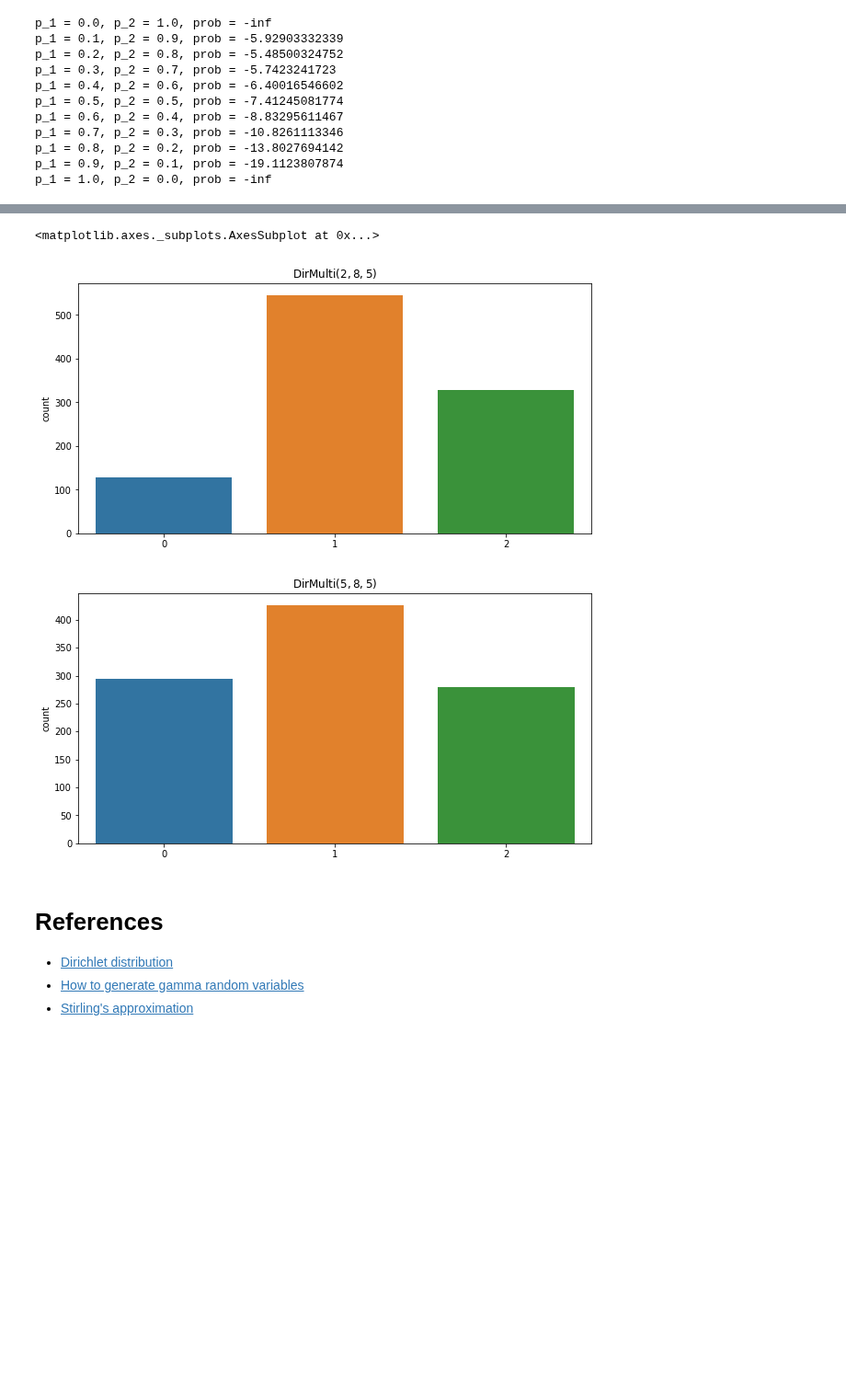
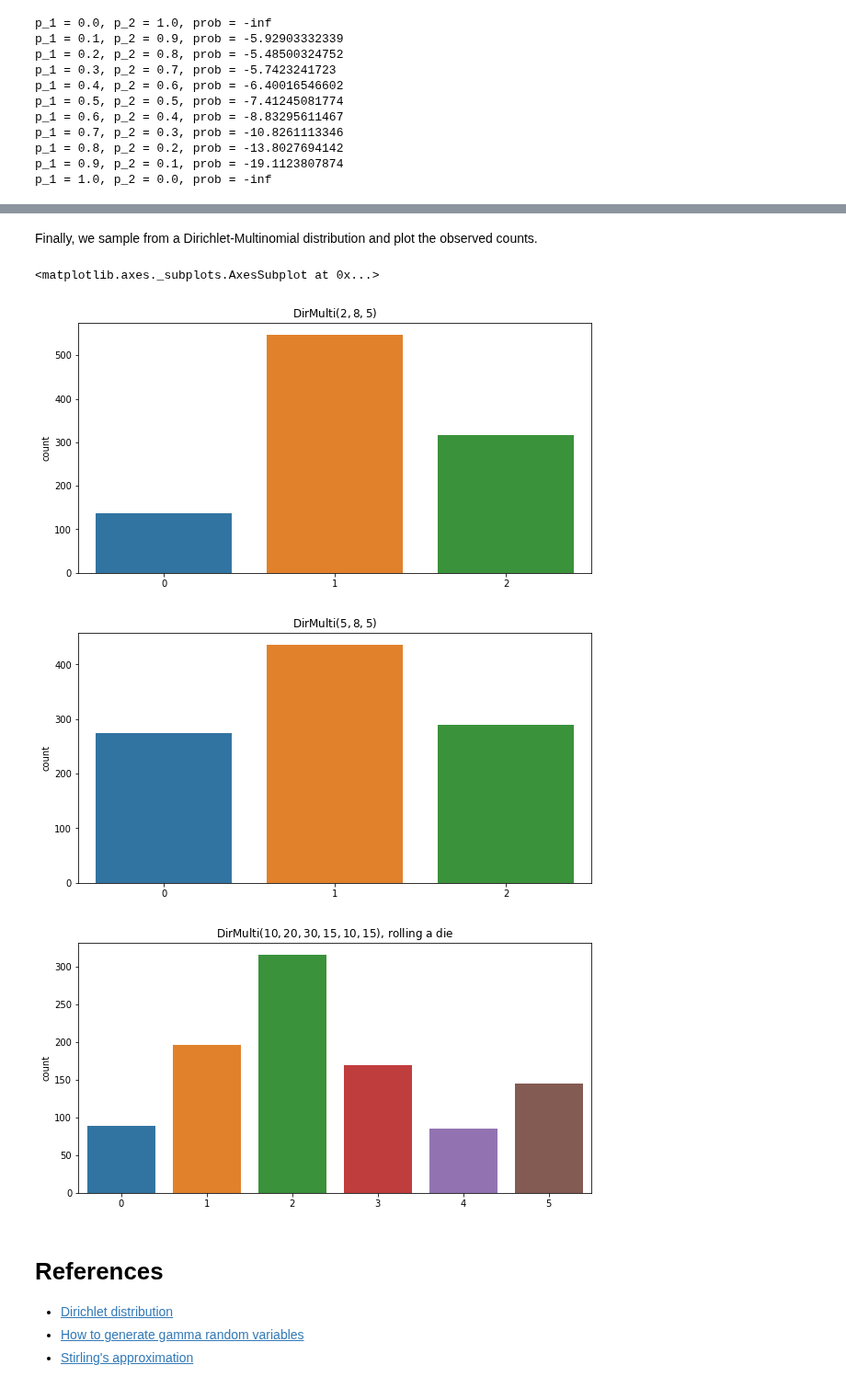
Before and after one commit to vangj/ds, a Jupyter notebook: dirichlet-multinomial-distribution.ipynb, the cells around one changed output, grey strips where cells are left out. Shown at 92% size. Drawn from its saved outputs; the diff is of its cells as text; code cells hidden in the pictures; blank space fills up the shorter version.

```diff
--- a/dirichlet-multinomial-distribution.ipynb
+++ b/dirichlet-multinomial-distribution.ipynb
@@ -281,17 +379,25 @@ alpha = [10.0, 0.0], prob = 0.409210616977
+# %% [markdown]
+Finally, we sample from a Dirichlet-Multinomial distribution and plot the observed counts.
 # %%
 fig, ax = plt.subplots(1, 1, figsize=(10, 5))
 ax.set_title(r'$\operatorname{DirMulti}(2, 8, 5)$')
 x = np.array([rdirmultinom(np.array([2, 8, 5])) for _ in range(1000)])
 sns.countplot(x)
 
 fig, ax = plt.subplots(1, 1, figsize=(10, 5))
 ax.set_title(r'$\operatorname{DirMulti}(5, 8, 5)$')
 x = np.array([rdirmultinom(np.array([5, 8, 5])) for _ in range(1000)])
 sns.countplot(x)
+
+fig, ax = plt.subplots(1, 1, figsize=(10, 5))
+ax.set_title(r'$\operatorname{DirMulti}(10, 20, 30, 15, 10, 15)$, rolling a die')
+x = np.array([rdirmultinom(np.array([10, 20, 30, 15, 10, 15])) for _ in range(1000)])
+sns.countplot(x)
 # %% [output]
 <matplotlib.axes._subplots.AxesSubplot at 0x...>
-[figure, old version]
+[figure, new version]
-[figure, old version]
+[figure, new version]
+[figure, added]
 # %% [markdown]
 # References
 
```
Also changed, not shown: parts of 18 cells of this notebook.
